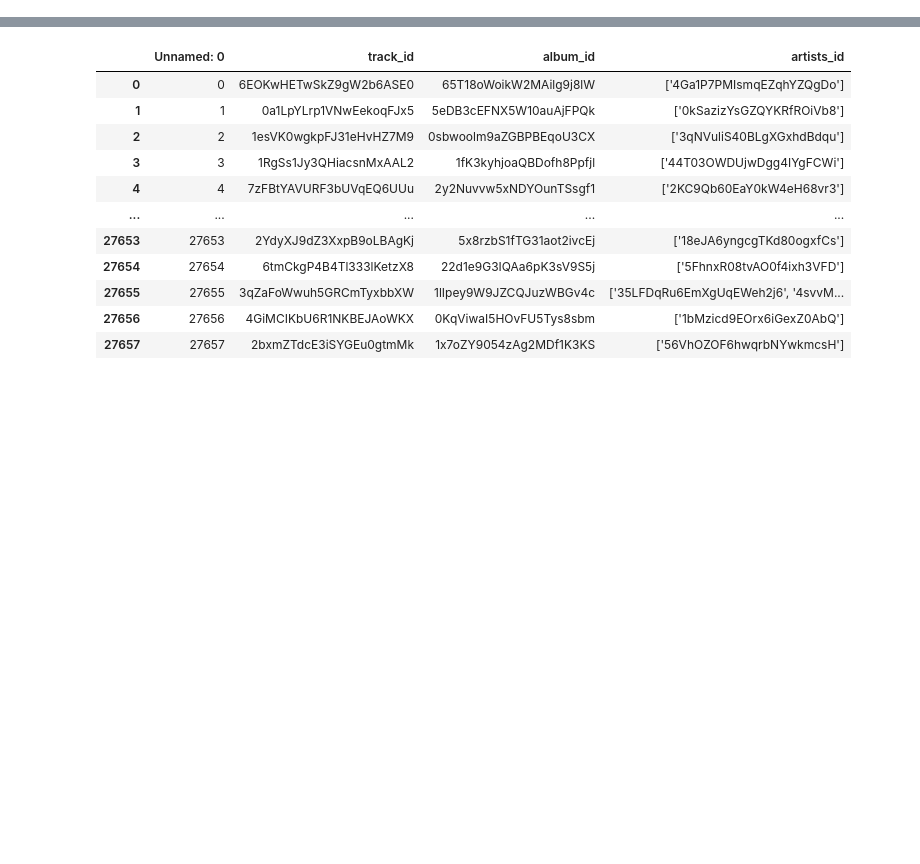
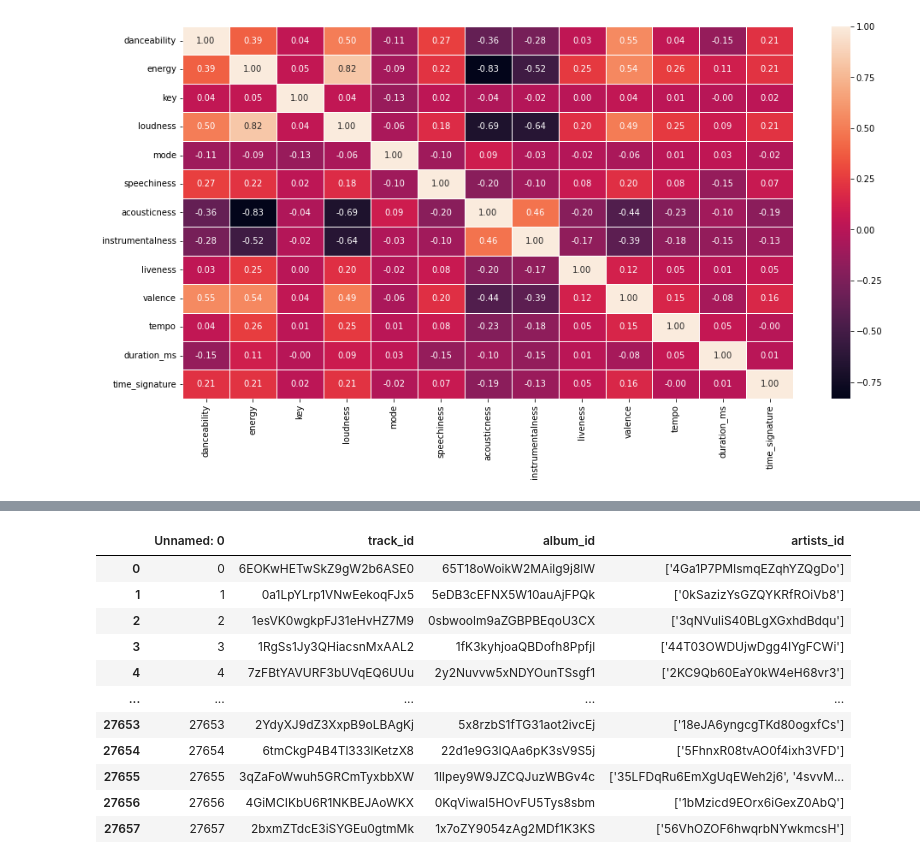
Before and after one commit to Hanyu0118/IS3107_letsgo, a Jupyter notebook: Model/genre.ipynb, the cells around one changed output, grey strips where cells are left out. Cells and saved outputs as stored; diff of their text form; code cells hidden in the pictures; blank space fills up the shorter version.

```diff
--- a/Model/genre.ipynb
+++ b/Model/genre.ipynb
@@ -31,0 +242,6 @@ SELECT * FROM snappy-boulder-378707.TrackClearInfo.AudioFeaturesTrain
+# %%
+fig, ax = plt.subplots(figsize = (16, 8))
+sns.heatmap(df.corr(), annot = True, fmt = '1.2f', annot_kws = {'size' : 10}, linewidth = 1)
+plt.show()
+# %% [output]
+[figure, added]
```
Also changed, not shown: parts of 25 cells of this notebook.
